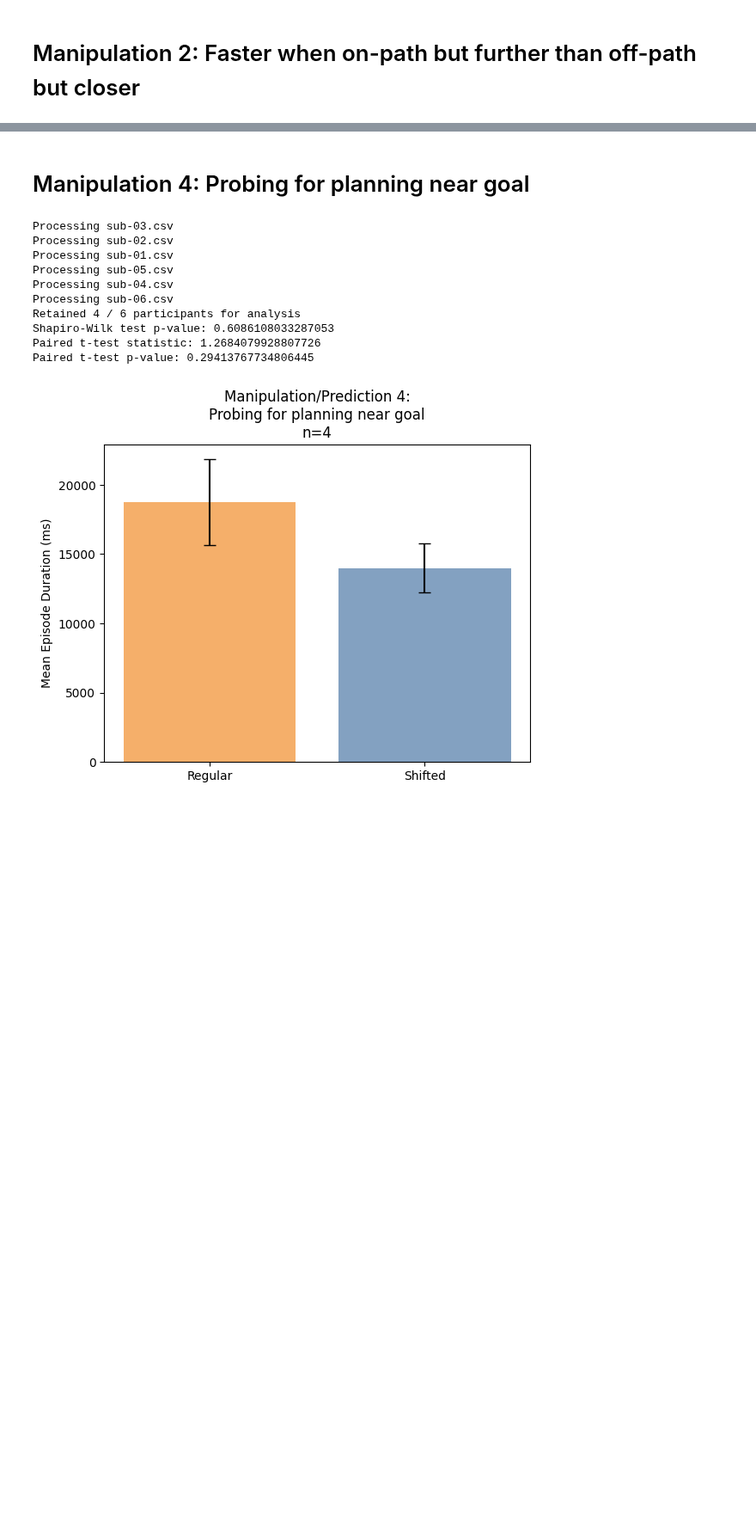
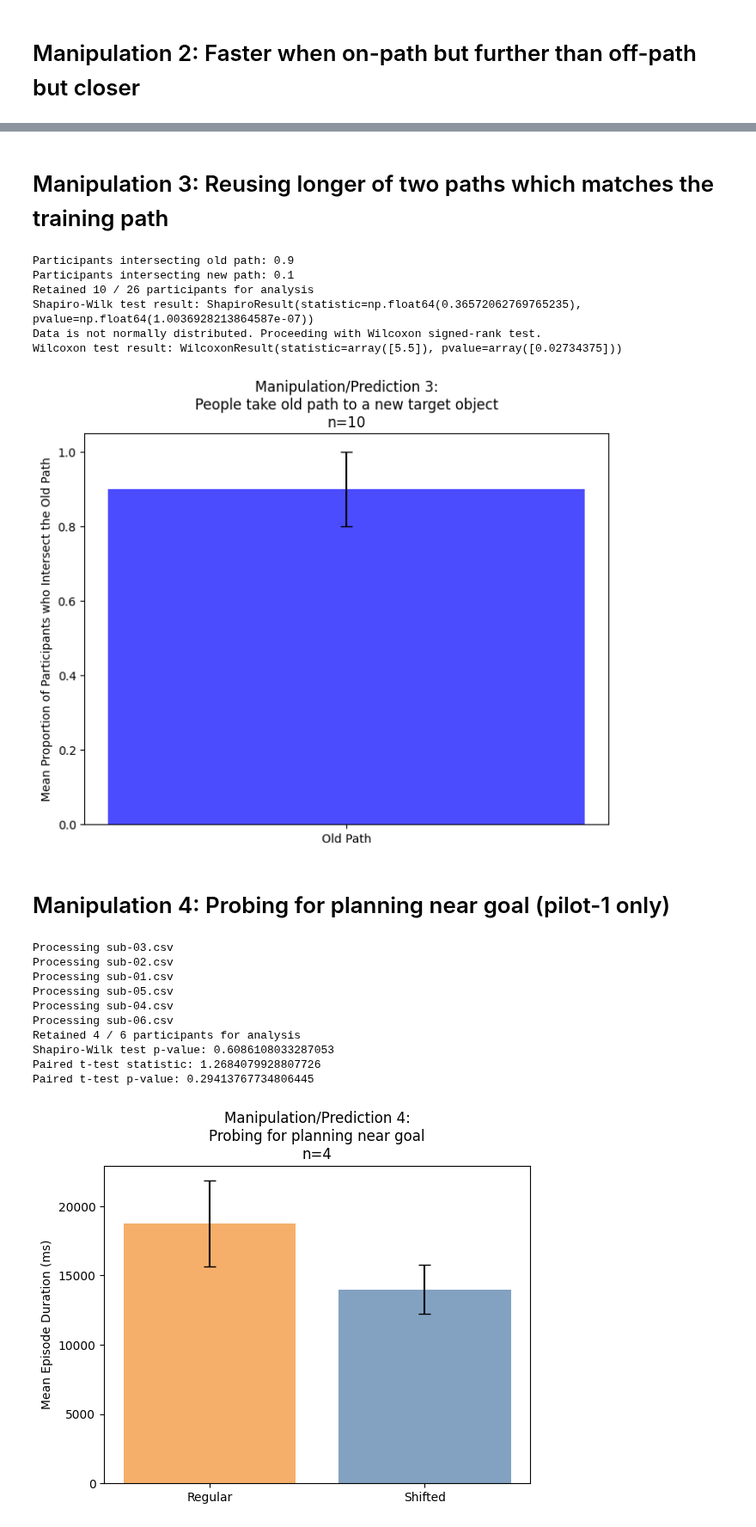
Before and after one commit to wcarvalho/human-dyna-web, a Jupyter notebook: analysis/3_analyse_data.ipynb, the cells around one changed output, grey strips where cells are left out. Shown at 86% size. Drawn from its saved outputs; the diff is of its cells as text; code cells hidden in the pictures; blank space fills up the shorter version.

```diff
--- a/analysis/3_analyse_data.ipynb
+++ b/analysis/3_analyse_data.ipynb
@@ -314,5 +509,68 @@ Wilcoxon signed-rank test p-value: 0.5
+# %% [markdown]
+# Manipulation 3: Reusing longer of two paths which matches the training path
+# %%
+# create empty lists to store choice data
+old_path_allsubs=[]
+new_path_allsubs=[]
+
+# create counters to assess participant exclusion
+subs_eligible=0
+subs_included=0
+
+# open each file in the list
+for file in file_list:
+    if is_ds_store(file):
+        continue
+    filename = file.split('/')[-1]
+    #print('Processing ' + filename)
+    subs_eligible+=1
+
+    # load data from the current participant
+    df = pd.read_csv(file)
+
+    if filename in exclude_training_cond3:
+        continue
+
+    # isolate data for manipulation 3
+    df_3 = df[df['manipulation']==3]
+
+    # further isolate evaluation data
+    df_3_eval = df_3[df_3['eval']==True]
+
+    # only include data from participants who reached the goal object on all relevant eval trials
+    if df_3_eval['goal_object_reached'].all()<1:
+        continue
+
+    if 'crossed_old_path' not in df_3_eval.columns:
+        print(filename + ' missing relevant columns')
+        continue
+
+    subs_included+=1
+
+    old_path_allsubs.append(df_3_eval['crossed_old_path'])
+    new_path_allsubs.append(df_3_eval['crossed_new_path'])
+
+print('Participants intersecting old path: ' + str(np.mean(old_path_allsubs)))
+print('Participants intersecting new path: ' + str(np.mean(new_path_allsubs)))
+
+# how many participants do we have for the analysis?
+print('Retained ' + str(subs_included) + ' / ' + str(subs_eligible) + ' participants for analysis')
+
+# test whether proportion of intersects to old path is significantly above chance (50%)
+old_path_allsubs = np.array(old_path_allsubs, dtype=np.float64)
+
+title_str='Manipulation/Prediction 3:\nPeople take old path to a new target object\nn=' + str(subs_included)
+results_manipulation1=run_intersection_analysis(old_path_allsubs,title_str)
+# %% [output]
+Participants intersecting old path: 0.9
+Participants intersecting new path: 0.1
+Retained 10 / 26 participants for analysis
+Shapiro-Wilk test result: ShapiroResult(statistic=np.float64(0.36572062769765235), pvalue=np.float64(1.0036928213864587e-07))
+Data is not normally distributed. Proceeding with Wilcoxon signed-rank test.
+Wilcoxon test result: WilcoxonResult(statistic=array([5.5]), pvalue=array([0.02734375]))
+[figure, added]
 # %% [markdown]
-# Manipulation 4: Probing for planning near goal
+# Manipulation 4: Probing for planning near goal (pilot-1 only)
 # %%
 # the main idea behind this manipulation is the following:
 # 1. If people are following the original training path and planning only at the very end,
```
Also changed, not shown: parts of 10 cells of this notebook, 3 other files.
